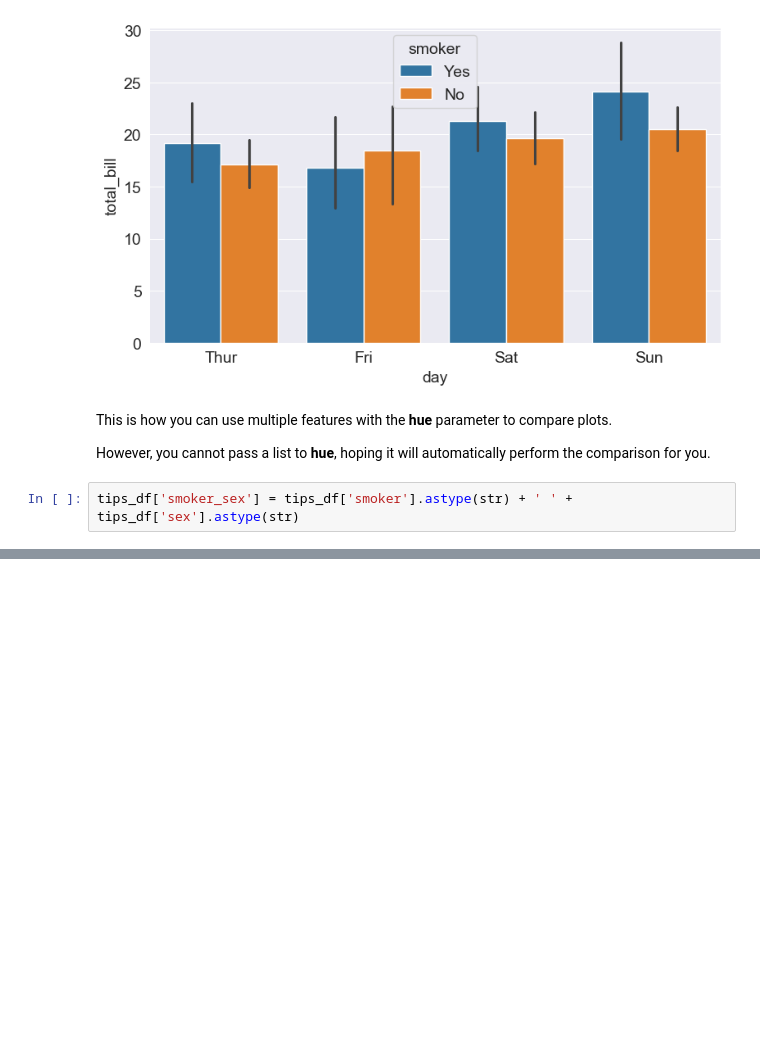
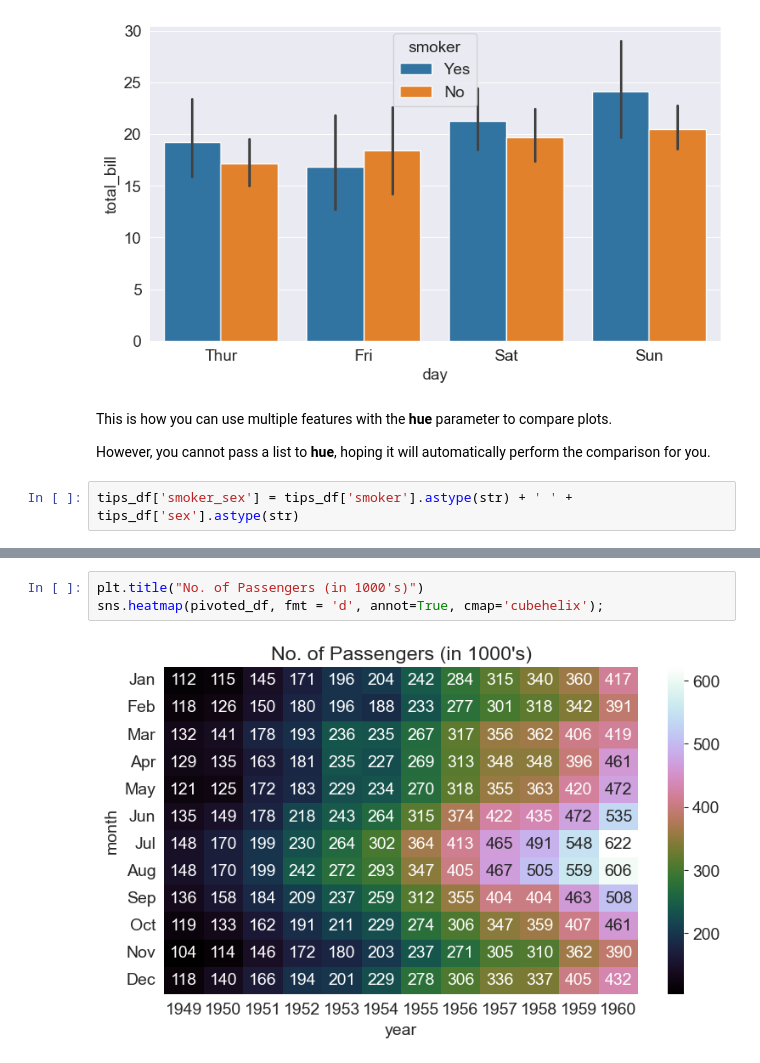
Before and after one commit to piyush-verma020/Data-Analysis, a Jupyter notebook: matplotlib_seaborn_(notes).ipynb, the cells around one changed output, grey strips where cells are left out. Cells and saved outputs as stored; diff of their text form; blank space fills up the shorter version.

```diff
--- a/matplotlib_seaborn_(notes).ipynb
+++ b/matplotlib_seaborn_(notes).ipynb
@@ -652,0 +846,5 @@ It seems like none of the men came to the returent alone neither did the female.
+# %%
+plt.title("No. of Passengers (in 1000's)")
+sns.heatmap(pivoted_df, fmt = 'd', annot=True, cmap='cubehelix');
+# %% [output]
+[figure, added]
```
Also changed, not shown: parts of 43 cells of this notebook.
